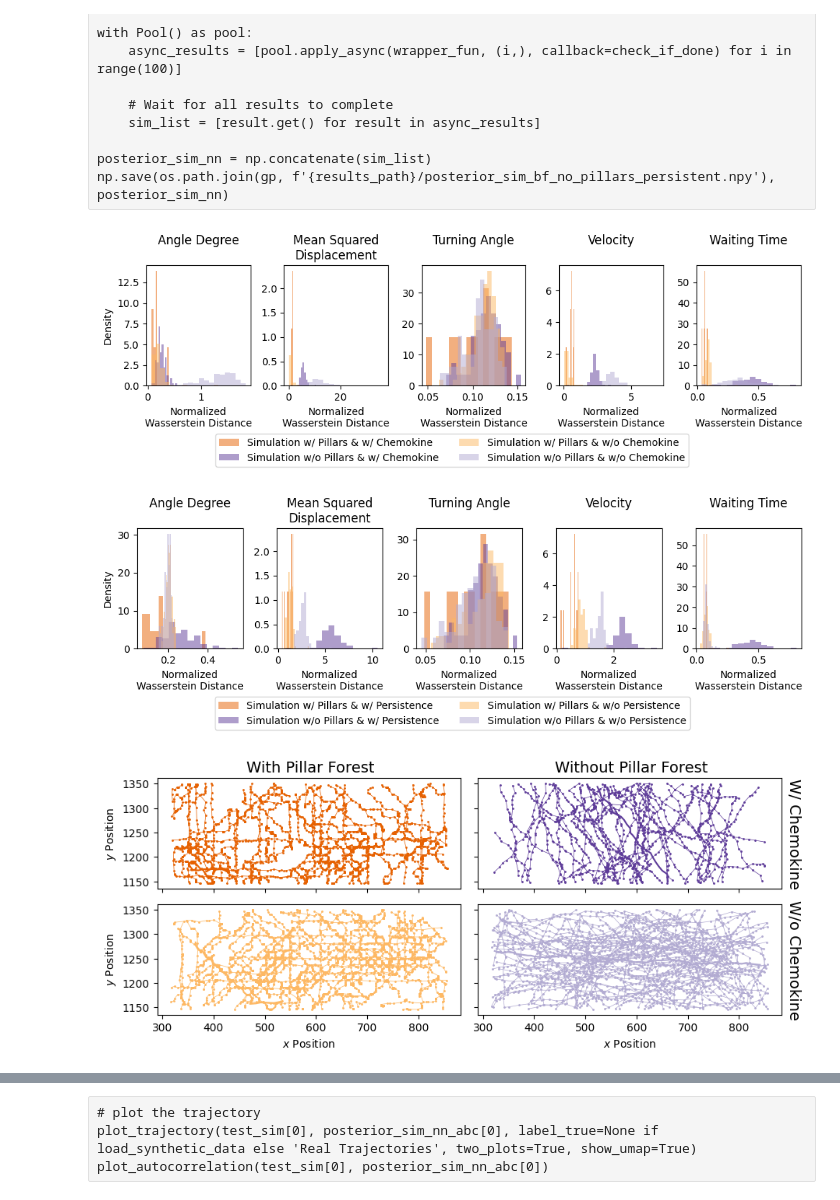
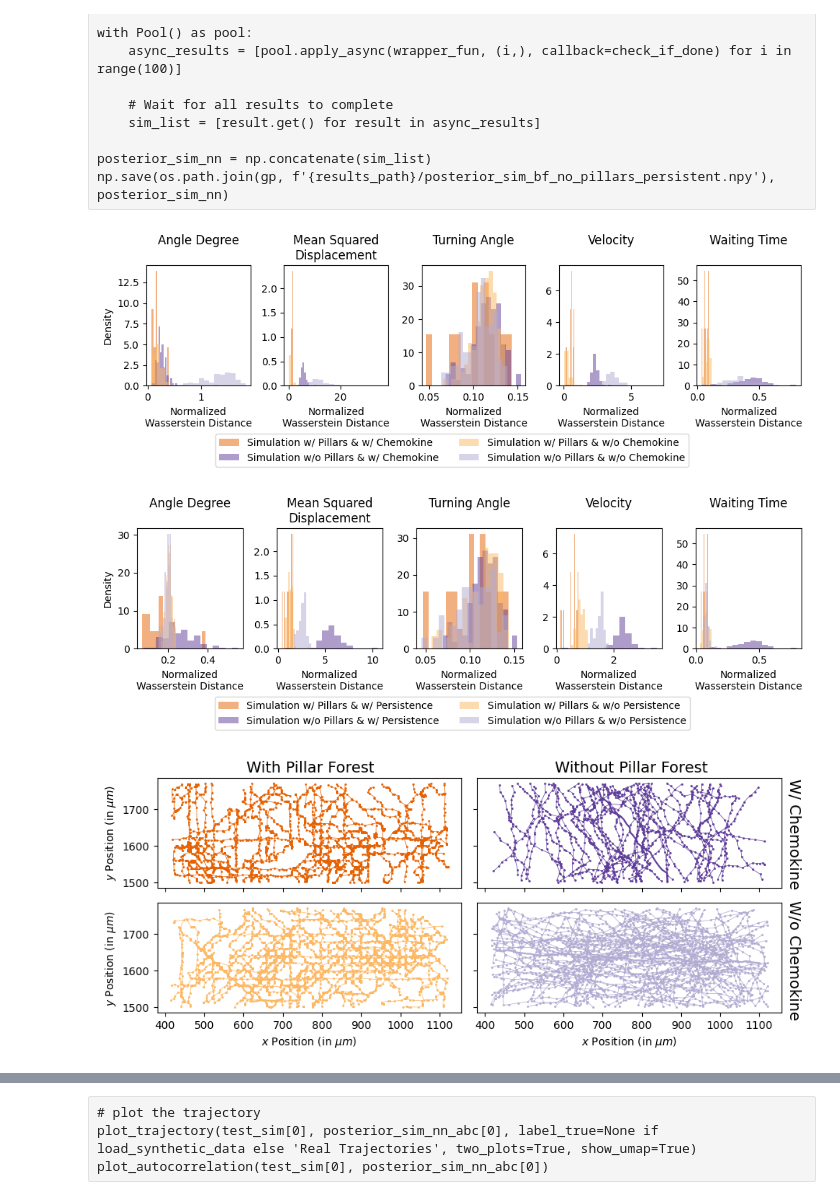
Before and after one commit to arrjon/CellMigration, a Jupyter notebook: synth_data_params_bayesflow/cell_migration_pyabc.ipynb, the cells around one changed output, grey strips where cells are left out. Drawn from its saved outputs; the diff is of its cells as text; code cells hidden in the pictures.

Commit message:
update plots

```diff
--- a/synth_data_params_bayesflow/cell_migration_pyabc.ipynb
+++ b/synth_data_params_bayesflow/cell_migration_pyabc.ipynb
@@ -190,7 +190,25 @@ else:
     real_data, real_data_full = load_real_data(data_id=1,
                                                max_sequence_length=max_sequence_length,
                                                cells_in_population=cells_in_population)
+    factor = 1.31  # convert from Morpheus to real coordinates in micrometers
+    real_data = real_data * factor  # when loading the data, it is converted to Morpheus coordinates for ABC
+    real_data_full = real_data_full * factor  # when loading the data, it is converted to Morpheus coordinates for ABC
+
+
     test_sim = np.array([real_data[start:start+cells_in_population] for start in range(0, len(real_data), cells_in_population)])[0][np.newaxis]
     results_path = 'abc_results_real'
+
+    fig, ax = plt.subplots(nrows=1, ncols=1, sharex=True, sharey=True,
+                       tight_layout=True, figsize=(4, 3))
+    plt.plot(real_data_full[0, :, 0], real_data_full[0, :, 1], color='blue', alpha=0.7)
+    for cell_id in range(1, real_data_full.shape[0]):
+        plt.plot(real_data_full[cell_id, :, 0], real_data_full[cell_id, :, 1], linewidth=0.5, color='blue', alpha=0.7)
+        plt.scatter(real_data_full[cell_id, :, 0], real_data_full[cell_id, :, 1], s=1, color='blue', alpha=0.7)
+
+    plt.ylabel('$y$ Position (in $\mu m$)')
+    plt.xlabel('$x$ Position (in $\mu m$)')
+    #plt.savefig(os.path.join(gp, f'{results_path}/real_data.png'), bbox_inches='tight')
+    plt.show()
+
 test_sim.shape
 # %% [output]
@@ -650,7 +671,6 @@ np.save(os.path.join(gp, f'{results_path}/posterior_sim_bf_no_pillars_persistent
 #     np.save(os.path.join(gp, f'{results_path}/posterior_sim_nn_bf.npy'), posterior_sim_nn_bf)
 # else:
 
-
 if load_synthetic_data:
     posterior_sim_nn_abc = np.load(os.path.join(gp, f'{results_path}/posterior_sim_nn_abc.npy'))
     posterior_sim_nn_bf = np.load(os.path.join(gp, f'{results_path}/posterior_sim_nn_bf.npy'))
@@ -659,12 +679,12 @@ if load_synthetic_data:
      posterior_sim_nn_bf_no_persistent, posterior_sim_nn_bf_no_pillars_persistent) = None, None, None, None, None
 else:
     posterior_sim_nn_abc = None
-    posterior_sim_nn_bf = np.load(os.path.join(gp, f'{results_path}/posterior_sim_nn_bf.npy'))
-    posterior_sim_nn_bf_no_pillars = np.load(os.path.join(gp, f'{results_path}/posterior_sim_nn_bf_no_pillars.npy'))
-    posterior_sim_nn_bf_no_chemokine = np.load(os.path.join(gp, f'{results_path}/posterior_sim_bf_no_chemokine.npy'))
-    posterior_sim_nn_bf_no_pillars_chemokine = np.load(os.path.join(gp, f'{results_path}/posterior_sim_bf_no_pillars_chemokine.npy'))
-    posterior_sim_nn_bf_no_persistent = np.load(os.path.join(gp, f'{results_path}/posterior_sim_bf_no_persistent.npy'))
-    posterior_sim_nn_bf_no_pillars_persistent = np.load(os.path.join(gp, f'{results_path}/posterior_sim_bf_no_pillars_persistent.npy'))
+    posterior_sim_nn_bf = np.load(os.path.join(gp, f'{results_path}/posterior_sim_nn_bf.npy')) * factor
+    posterior_sim_nn_bf_no_pillars = np.load(os.path.join(gp, f'{results_path}/posterior_sim_nn_bf_no_pillars.npy')) * factor
+    posterior_sim_nn_bf_no_chemokine = np.load(os.path.join(gp, f'{results_path}/posterior_sim_bf_no_chemokine.npy')) * factor
+    posterior_sim_nn_bf_no_pillars_chemokine = np.load(os.path.join(gp, f'{results_path}/posterior_sim_bf_no_pillars_chemokine.npy')) * factor
+    posterior_sim_nn_bf_no_persistent = np.load(os.path.join(gp, f'{results_path}/posterior_sim_bf_no_persistent.npy')) * factor
+    posterior_sim_nn_bf_no_pillars_persistent = np.load(os.path.join(gp, f'{results_path}/posterior_sim_bf_no_pillars_persistent.npy')) * factor
 # %%
 if posterior_sim_nn_abc is not None:  # for comparison of abc and npe on synthetic data
     sumstats_abc = [make_sumstat_dict(p_sim[np.newaxis]) for p_sim in posterior_sim_abc]
@@ -690,10 +710,10 @@ if posterior_sim_nn_bf_no_pillars_chemokine is not None:
     plot_sumstats_distance_hist(obj_func_wass, make_sumstat_dict(test_sim), [sumstats_bf, sumstats_bf_p, sumstats_bf_c, sumstats_bf_pc],
                                     labels=labels,
                                     colors=colors,
-                                    path=os.path.join(gp, f'{results_path}/{"synthetic" if load_synthetic_data else "real"}_sumstats_wasserstein_conditions.png')
+                                    path=os.path.join(gp, f'{results_path}/{"synthetic" if load_synthetic_data else "real"}_sumstats_wasserstein_conditions_chemokine.png')
                                     )
 # %% [output]
-[figure, old version]
+[figure, new version]
 # %%
 if posterior_sim_nn_bf_no_pillars_persistent is not None:
     labels = ['Simulation w/ Pillars & w/ Persistence',
@@ -709,40 +729,40 @@ if posterior_sim_nn_bf_no_pillars_persistent is not None:
     plot_sumstats_distance_hist(obj_func_wass, make_sumstat_dict(test_sim), [sumstats_bf, sumstats_bf_p, sumstats_bf_per, sumstats_bf_pper],
                                     labels=labels,
                                     colors=colors,
-                                    path=os.path.join(gp, f'{results_path}/{"synthetic" if load_synthetic_data else "real"}_sumstats_wasserstein_conditions.png')
+                                    path=os.path.join(gp, f'{results_path}/{"synthetic" if load_synthetic_data else "real"}_sumstats_wasserstein_conditions_persistence.png')
                                 )
 # %% [output]
-[figure, old version]
+[figure, new version]
 # %%
 fig, ax = plt.subplots(nrows=2, ncols=2, sharex=True, sharey=True,
                        tight_layout=True, figsize=(9, 4))
 ax = ax.flatten()
 
 pop_id = 0
 cell_popiulatinos = [posterior_sim_nn_bf[pop_id], posterior_sim_nn_bf_no_pillars[pop_id],
                      posterior_sim_nn_bf_no_chemokine[pop_id], posterior_sim_nn_bf_no_pillars_chemokine[pop_id]]
 
 # Add labels to the top and right side
 ax[1].set_title(' ')  # to have space for the different labels
 fig.text(0.22, 0.94, 'With Pillar Forest', va='center', fontsize=14)
 fig.text(0.66, 0.94, 'Without Pillar Forest', va='center', fontsize=14)
 fig.text(0.99, 0.73, 'W/ Chemokine', va='center', rotation=270, fontsize=14) # Right side label
 fig.text(0.99, 0.325, 'W/o Chemokine', va='center', rotation=270, fontsize=14)
 
 for i, cp in enumerate(cell_popiulatinos):
     ax[i].plot(cp[0, :, 0], cp[0, :, 1], color=colors[i])
     for cell_id in range(1, cells_in_population):
         ax[i].plot(cp[cell_id, :, 0], cp[cell_id, :, 1], linewidth=0.5, color=colors[i])
         ax[i].scatter(cp[cell_id, :, 0], cp[cell_id, :, 1], s=1, color=colors[i])
 
-ax[0].set_ylabel('$y$ Position')
-ax[2].set_ylabel('$y$ Position')
-ax[2].set_xlabel('$x$ Position')
-ax[3].set_xlabel('$x$ Position')
+ax[0].set_ylabel('$y$ Position (in $\mu m$)')
+ax[2].set_ylabel('$y$ Position (in $\mu m$)')
+ax[2].set_xlabel('$x$ Position (in $\mu m$)')
+ax[3].set_xlabel('$x$ Position (in $\mu m$)')
 plt.savefig(os.path.join(gp, f'{results_path}/simulated_trajectories_chemokine.png'), bbox_inches='tight')
 plt.show()
 # %% [output]
-[figure, old version]
+[figure, new version]
 # %%
 fig, ax = plt.subplots(nrows=2, ncols=2, sharex=True, sharey=True,
                        tight_layout=True, figsize=(9, 4))
```
Also changed, not shown: parts of 11 cells of this notebook, 19 other files.
